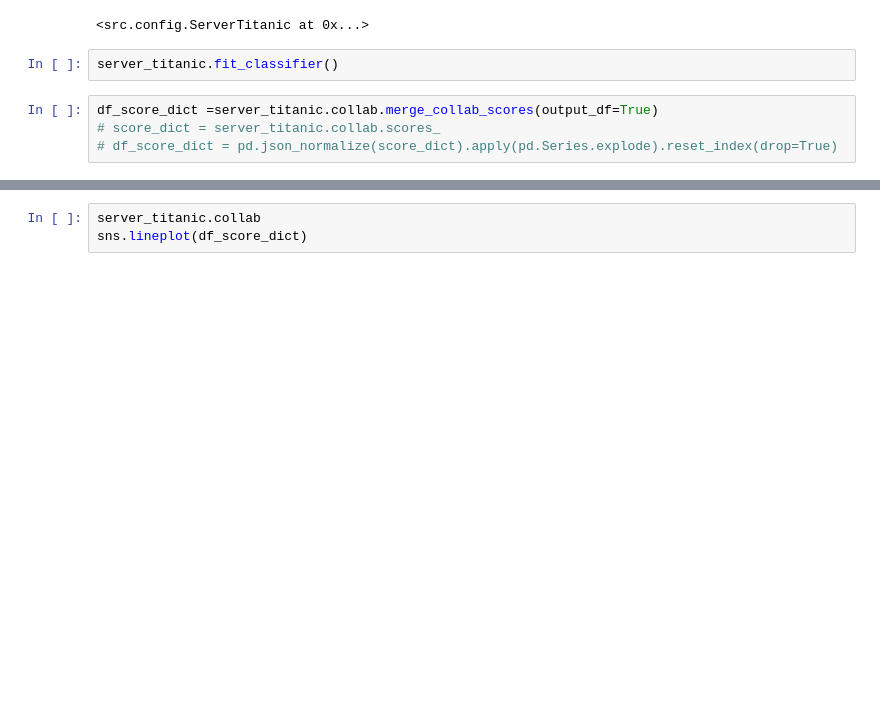
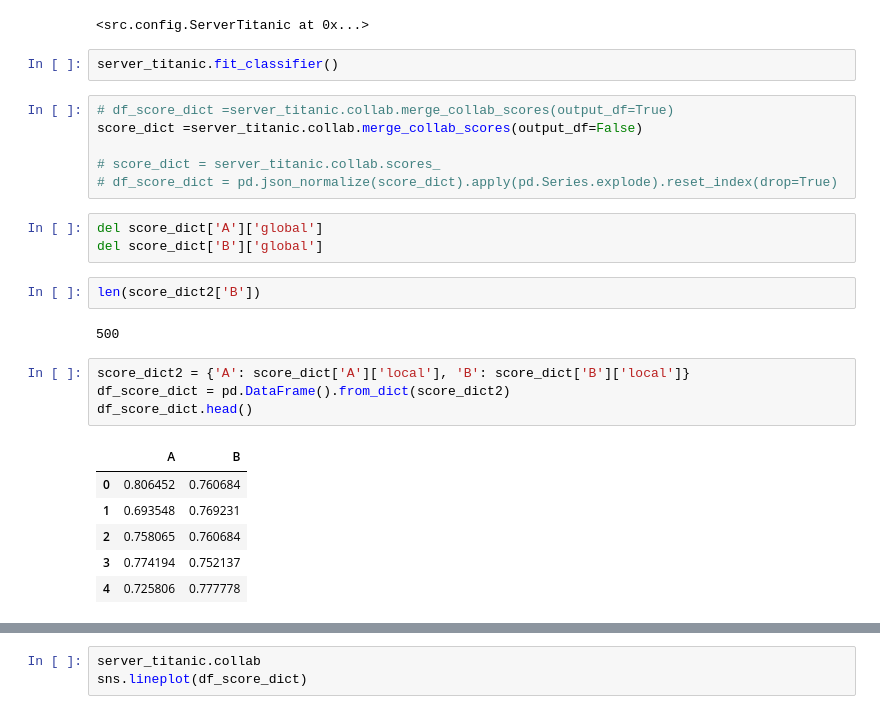
Before and after one commit to daanknoors/fl_titanic, a Jupyter notebook: notebooks/001_train_model.ipynb, the cells around one changed output, grey strips where cells are left out. Drawn from its saved outputs; the diff is of its cells as text; blank space fills up the shorter version.

```diff
--- a/notebooks/001_train_model.ipynb
+++ b/notebooks/001_train_model.ipynb
@@ -51,6 +51,26 @@ All algorithms are distributed to clients successfully
 # %%
 server_titanic.fit_classifier()
 # %%
-df_score_dict =server_titanic.collab.merge_collab_scores(output_df=True)
+# df_score_dict =server_titanic.collab.merge_collab_scores(output_df=True)
+score_dict =server_titanic.collab.merge_collab_scores(output_df=False)
+
 # score_dict = server_titanic.collab.scores_
 # df_score_dict = pd.json_normalize(score_dict).apply(pd.Series.explode).reset_index(drop=True)
+# %%
+del score_dict['A']['global']
+del score_dict['B']['global']
+# %%
+len(score_dict2['B'])
+# %% [output]
+500
+# %%
+score_dict2 = {'A': score_dict['A']['local'], 'B': score_dict['B']['local']}
+df_score_dict = pd.DataFrame().from_dict(score_dict2)
+df_score_dict.head()
+# %% [output]
+|  | A | B |
+| 0 | 0.806452 | 0.760684 |
+| 1 | 0.693548 | 0.769231 |
+| 2 | 0.758065 | 0.760684 |
+| 3 | 0.774194 | 0.752137 |
+| 4 | 0.725806 | 0.777778 |
```
Also changed, not shown: parts of 8 cells of this notebook, 5 other files.
